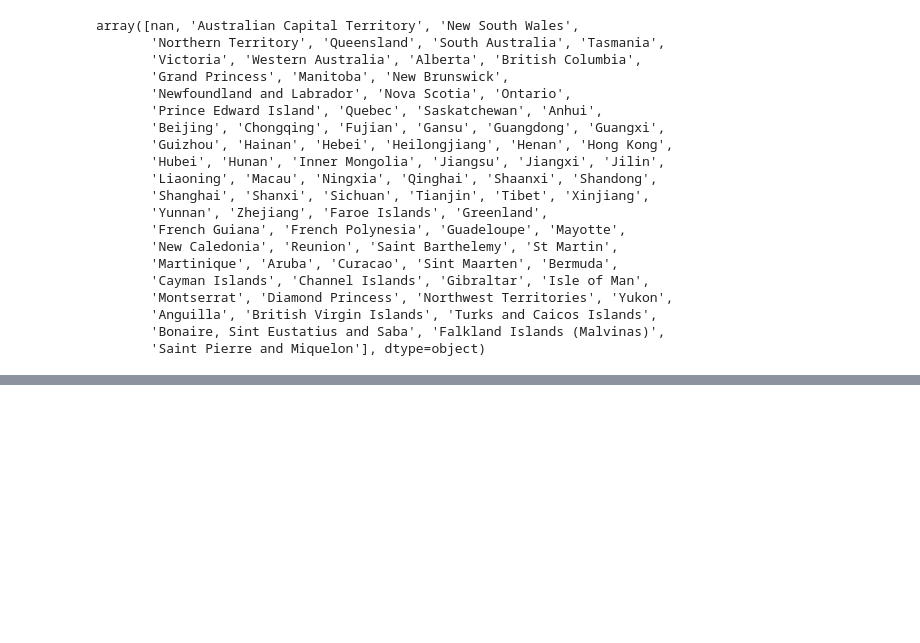
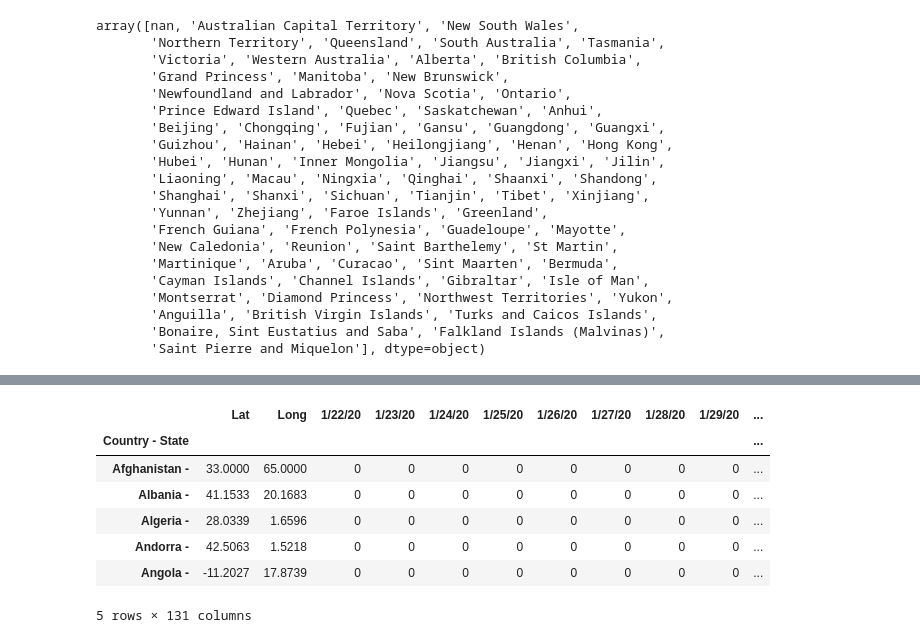
Before and after one commit to jdmarshall527/ucb, a Jupyter notebook: udacity/Capstone/Capstone data exploration.ipynb, the cells around one changed output, grey strips where cells are left out. Drawn from its saved outputs; the diff is of its cells as text; code cells hidden in the pictures; blank space fills up the shorter version.

```diff
--- a/udacity/Capstone/Capstone data exploration.ipynb
+++ b/udacity/Capstone/Capstone data exploration.ipynb
@@ -666,0 +100,7 @@ len(time_series_training)
+# %%
+confirmed_data.drop(["Province/State", "Country/Region"], axis=1, inplace=True)
+# %%
+WuhanLat = 30.5928/(180/math.pi)
+WuhanLong = 114.3055/(180/math.pi)
+countriesLat = confirmed_data["Lat"]
+countriesLong = confirmed_data["Long"]
@@ -666,0 +115,2 @@ len(time_series_training)
+# %%
+confirmed_data["Distance"] = 3963.0*np.arccos((np.sin(WuhanLat)*np.sin(countriesLat)) + np.cos(WuhanLat)*np.cos(countriesLat)*np.cos(countriesLong-WuhanLong))
@@ -666,0 +173,2 @@ len(time_series_training)
+# %%
+confirmed_data["Country - State"] = confirmed_data["Country - State"].astype('category')
@@ -666,0 +202,13 @@ len(time_series_training)
+# %%
+test_df = confirmed_data
+test_df.set_index("Country - State", inplace=True)
+test_df.head()
+# %% [output]
+|  | Lat | Long | 1/22/20 | 1/23/20 | 1/24/20 | 1/25/20 | 1/26/20 | 1/27/20 | 1/28/20 | 1/29/20 | ... |
+| Country - State |  |  |  |  |  |  |  |  |  |  | ... |
+| Afghanistan - | 33.0000 | 65.0000 | 0 | 0 | 0 | 0 | 0 | 0 | 0 | 0 | ... |
+| Albania - | 41.1533 | 20.1683 | 0 | 0 | 0 | 0 | 0 | 0 | 0 | 0 | ... |
+| Algeria - | 28.0339 | 1.6596 | 0 | 0 | 0 | 0 | 0 | 0 | 0 | 0 | ... |
+| Andorra - | 42.5063 | 1.5218 | 0 | 0 | 0 | 0 | 0 | 0 | 0 | 0 | ... |
+| Angola - | -11.2027 | 17.8739 | 0 | 0 | 0 | 0 | 0 | 0 | 0 | 0 | ... |
+5 rows × 131 columns
```
Also changed, not shown: parts of 89 cells of this notebook.
